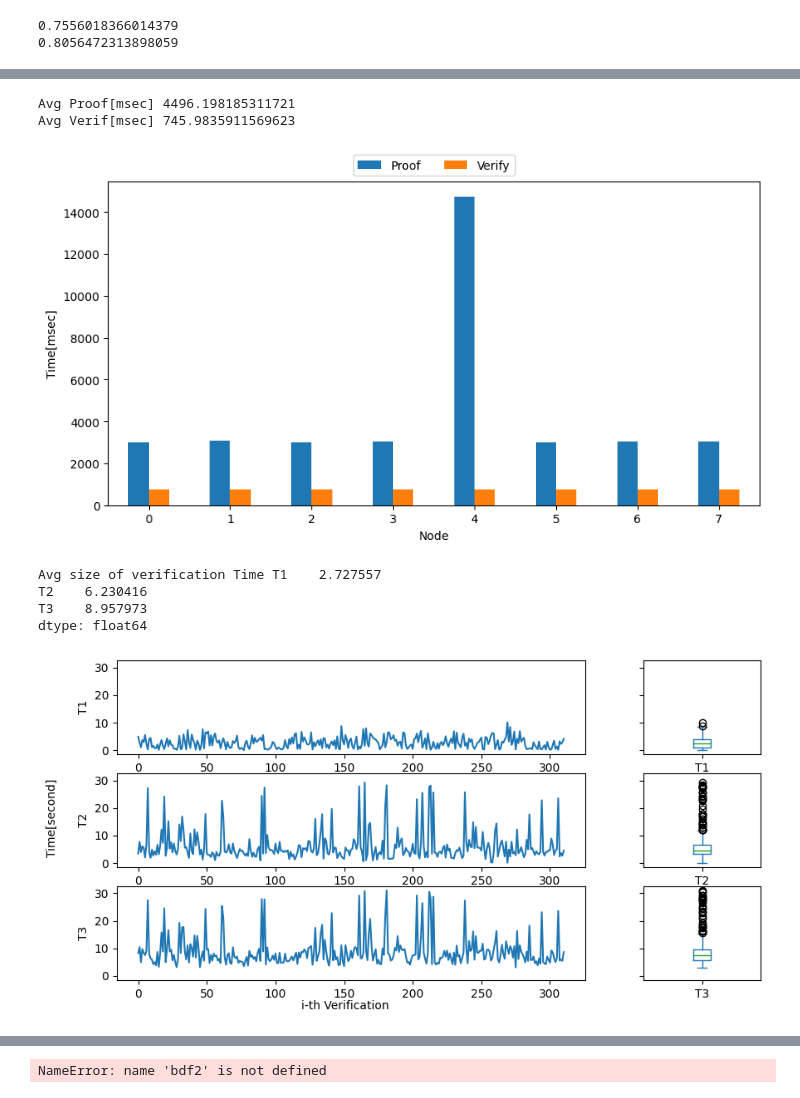
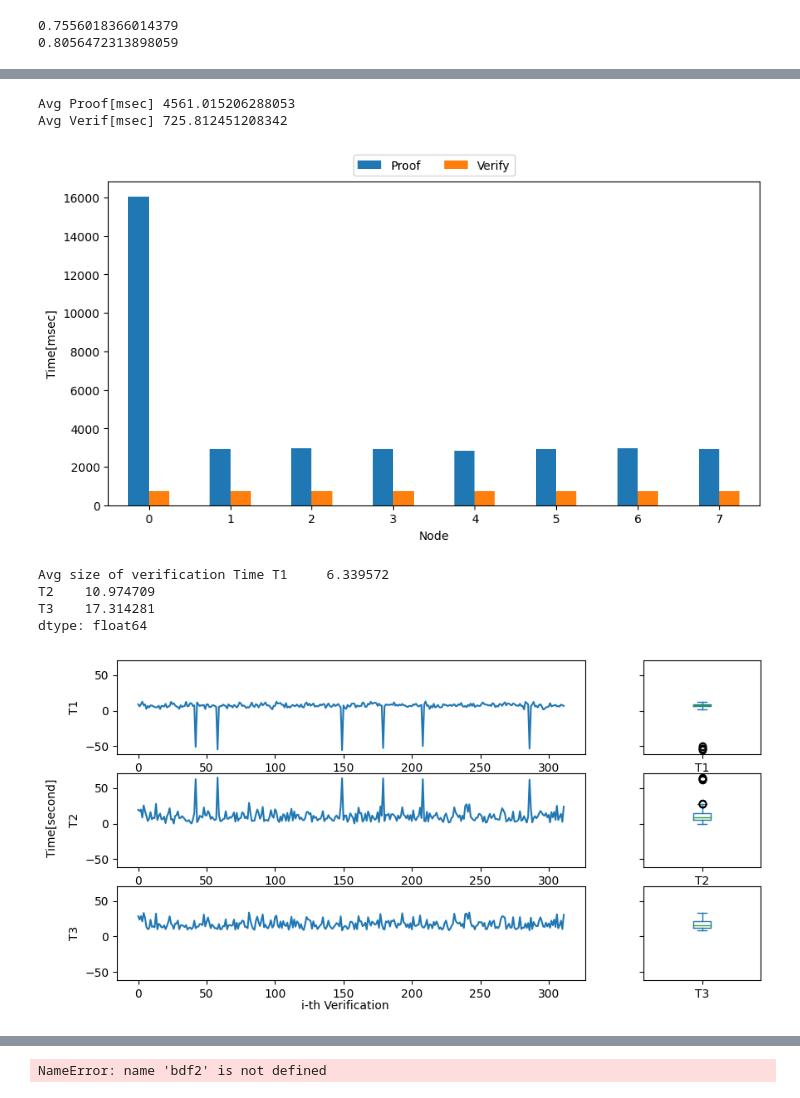
Before and after one commit to JunwookHeo/bcsos, a Jupyter notebook: python_utils/VisualPoS.ipynb, the cells around one changed output, grey strips where cells are left out. Drawn from its saved outputs; the diff is of its cells as text; code cells hidden in the pictures.

```diff
--- a/python_utils/VisualPoS.ipynb
+++ b/python_utils/VisualPoS.ipynb
@@ -91,7 +91,7 @@ import os
 
 #PATH = "../blockchainnode/db_nodes"
 # PATH = "../PoS_20221130_083413"
-PATH = "../PoS_Starks_20230405_082545"
+PATH = "../PoS_Starks_20230607_082040"
 
 fdbs = [os.path.join(PATH, f) for f in os.listdir(PATH) if f.split(".")[-1] == 'db']
 if len(fdbs) == 0:
@@ -176,9 +176,9 @@ print('Avg Proof[msec]', sum(proof)/len(proof))
 print('Avg Verif[msec]', sum(veriffwd)/len(veriffwd))
 # print('Avg Verif Back[msec]', sum(verifrev)/len(verifrev))
 # %% [output]
-Avg Proof[msec] 4496.198185311721
-Avg Verif[msec] 745.9835911569623
+Avg Proof[msec] 4561.015206288053
+Avg Verif[msec] 725.812451208342
-[figure, old version]
+[figure, new version]
 # %%
 # Avg. Size chart for proof
 from matplotlib import pyplot as plt
@@ -192,38 +192,38 @@ for i, df in enumerate(dfs):
     timelastblock.append(df['timelastblock'])
     timercvlastblock.append(df['timercvlastblock'])
     timercvpos.append(df['timercvpos'])
-node = 2
+node = 6
 ch_list = [timelastblock[node], timercvlastblock[node], timercvpos[node]]
 bdf = pd.DataFrame(ch_list).transpose()
 bdf.columns = ['Last Block', 'Receive Block', 'Receive PoS']
 
 tdf = pd.DataFrame()
 tdf['T1'] = (bdf['Receive Block'] - bdf['Last Block'])/unit
 tdf['T2'] = (bdf['Receive PoS'] - bdf['Receive Block'])/unit
 tdf['T3'] = (bdf['Receive PoS'] - bdf['Last Block'])/unit
 
 fig, axes = plt.subplots(nrows=3, ncols=2, figsize=(10, 5), sharey=True, gridspec_kw={'width_ratios': [4, 1]})
 fig.text(0.04, 0.5, 'Time[second]', va='center', rotation='vertical')
 fig.text(0.4, 0.04, 'i-th Verification', ha='center')
 
 tdf['T1'].plot.line(ax=axes[0][0], ylabel='T1')
 tdf['T1'].plot.box(ax=axes[0][1])
 tdf['T2'].plot.line(ax=axes[1][0], ylabel='T2')
 tdf['T2'].plot.box(ax=axes[1][1])
 tdf['T3'].plot.line(ax=axes[2][0], ylabel='T3')
 tdf['T3'].plot.box(ax=axes[2][1])
 
 # plt.xlabel("Iteration")
 # plt.ylabel("Time")
 plt.savefig(f'Verifcation_Time_Node{node}.png', dpi=300, bbox_inches='tight')
 
 print('Avg size of verification Time', tdf.mean())
 # %% [output]
-Avg size of verification Time T1    2.727557
-T2    6.230416
-T3    8.957973
+Avg size of verification Time T1     6.339572
+T2    10.974709
+T3    17.314281
 dtype: float64
-[figure, old version]
+[figure, new version]
 # %%
 # Avg. Size chart for proof
 from matplotlib import pyplot as plt
```
Also changed, not shown: parts of 6 cells of this notebook, 2 other files.
